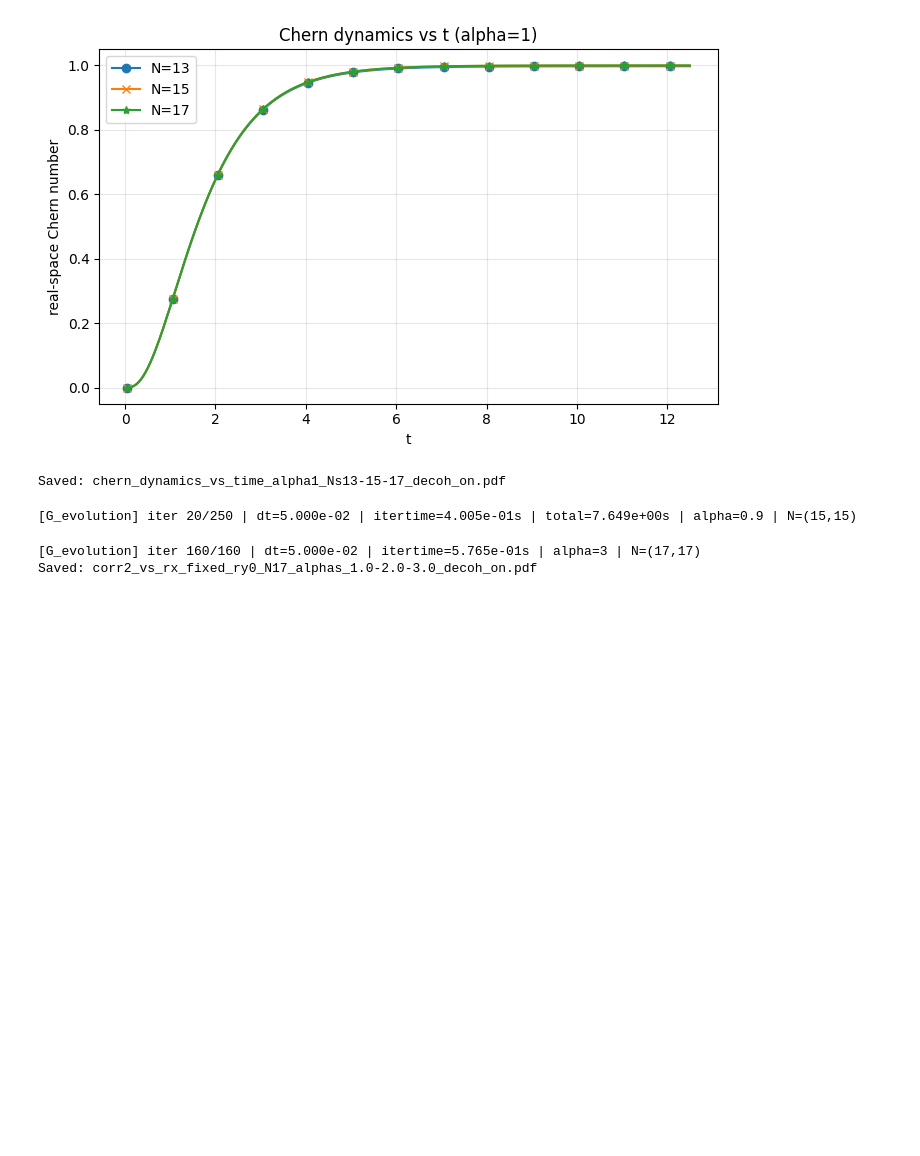
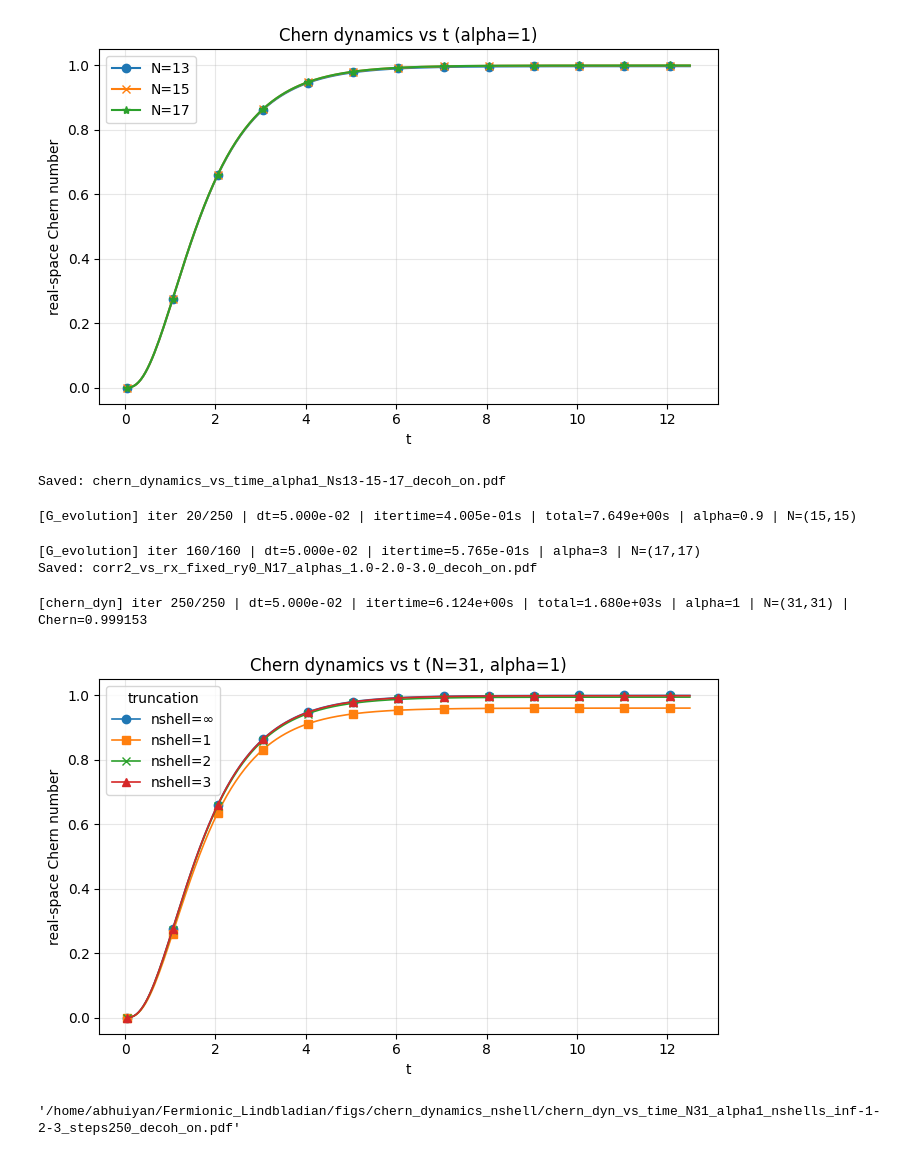
Before and after one commit to AsadullahBhuiyan/Fermionic_Lindbladian, a Jupyter notebook: plot_testing.ipynb, the cells around one changed output. Cells and saved outputs as stored; diff of their text form; code cells hidden in the pictures; blank space fills up the shorter version.

```diff
--- a/plot_testing.ipynb
+++ b/plot_testing.ipynb
@@ -88,3 +88,18 @@ print("Saved:", filename)
 # %% [output]
 [G_evolution] iter 160/160 | dt=5.000e-02 | itertime=5.765e-01s | alpha=3 | N=(17,17)
 Saved: corr2_vs_rx_fixed_ry0_N17_alphas_1.0-2.0-3.0_decoh_on.pdf
+# %%
+# Pick system size and physics parameters
+N = 31
+solver = CI_Lindblad(Nx=N, Ny=N, decoh=True, alpha=1.0, nshell=None)
+solver.plot_chern_dynamics_vs_time_nshell(
+    nshell_list=[None, 1, 2, 3],
+    alpha=1.0,
+    dt=5e-2,
+    max_steps=250,
+    filename=None         # saved under figs/chern_dynamics_nshell/
+)
+# %% [output]
+[chern_dyn] iter 250/250 | dt=5.000e-02 | itertime=6.124e+00s | total=1.680e+03s | alpha=1 | N=(31,31) | Chern=0.999153
+[figure, added]
+'/home/abhuiyan/Fermionic_Lindbladian/figs/chern_dynamics_nshell/chern_dyn_vs_time_N31_alpha1_nshells_inf-1-2-3_steps250_decoh_on.pdf'
```
Also changed, not shown: 14 other files.
